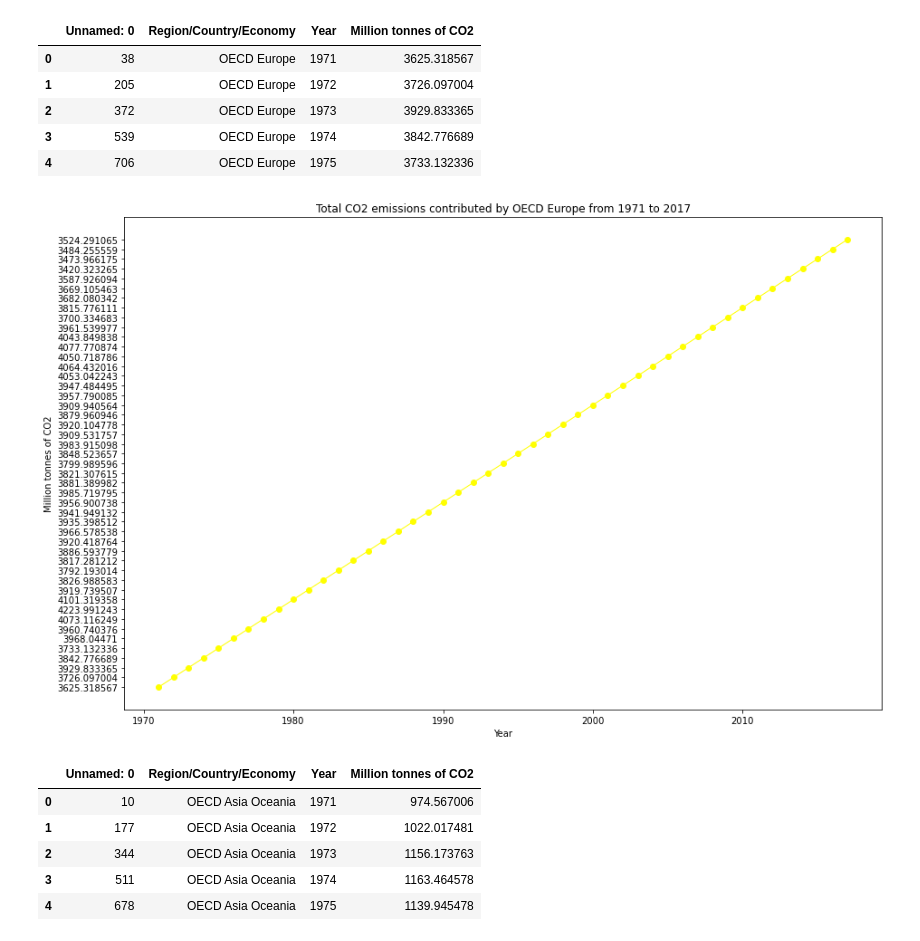
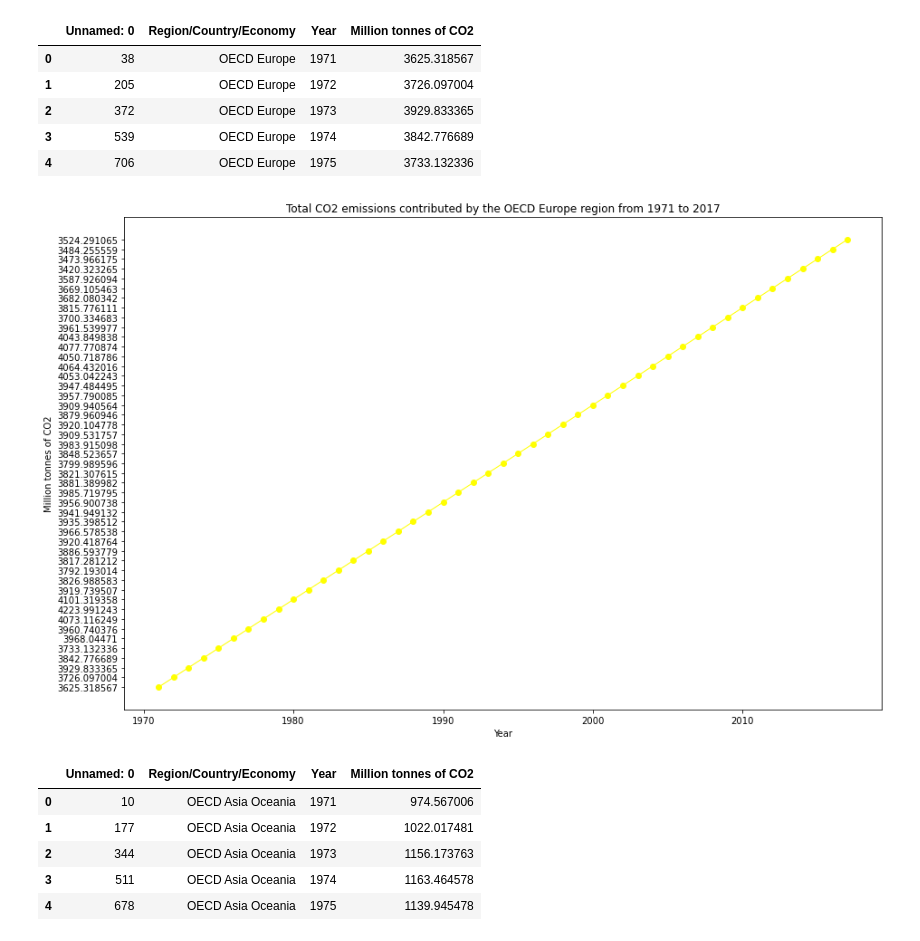
Before and after one commit to coreymcculley/Investigation-into-Carbon-Emmisions-and-Renenwable-Energy, a Jupyter notebook: rice bootcamp renewable resources project/co2_emissions.ipynb, the cells around one changed output. Saved outputs shown, nothing was run; the diff lists cells and outputs as text; code cells hidden in the pictures.

```diff
--- a/rice bootcamp renewable resources project/co2_emissions.ipynb
+++ b/rice bootcamp renewable resources project/co2_emissions.ipynb
@@ -306,18 +306,18 @@ europe_df.reset_index(drop=True).head()
 # %%
 x_axis = europe_df["Year"]
 mtco2e = europe_df["Million tonnes of CO2"]
 
 plt.figure(figsize=(15,10))
 
 plt.plot(x_axis,mtco2e,linewidth=1,marker="o",color="yellow")
 
-plt.title("Total CO2 emissions contributed by OECD Europe from 1971 to 2017")
+plt.title("Total CO2 emissions contributed by the OECD Europe region from 1971 to 2017")
 plt.xlabel("Year")
 plt.ylabel("Million tonnes of CO2")
 
 plt.show()
 # %% [output]
-[figure, old version]
+[figure, new version]
 # %%
 oceania_df = co2_data.loc[co2_data["Region/Country/Economy"] == "OECD Asia Oceania"]
 oceania_df.reset_index(drop=True).head()
```
Also changed, not shown: parts of 3 cells of this notebook.
